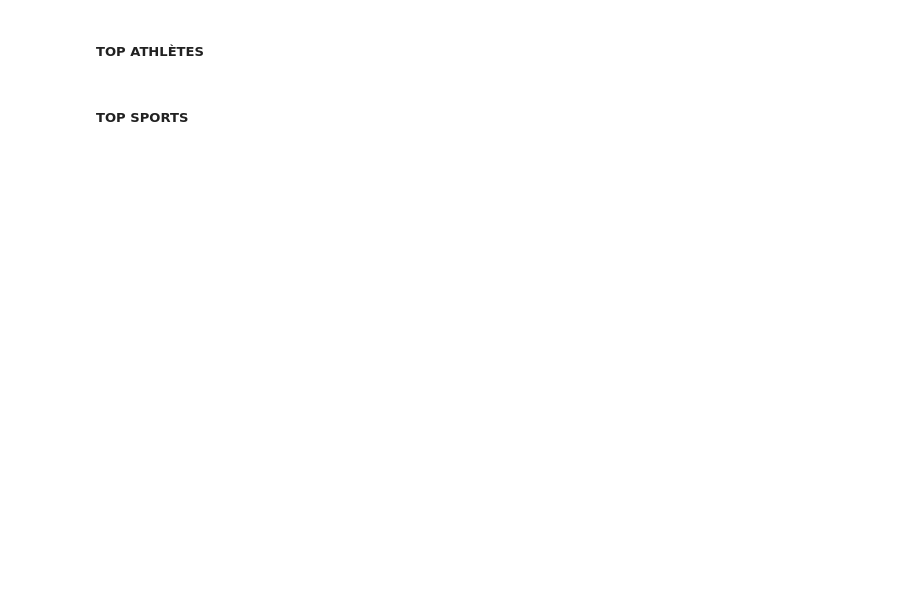
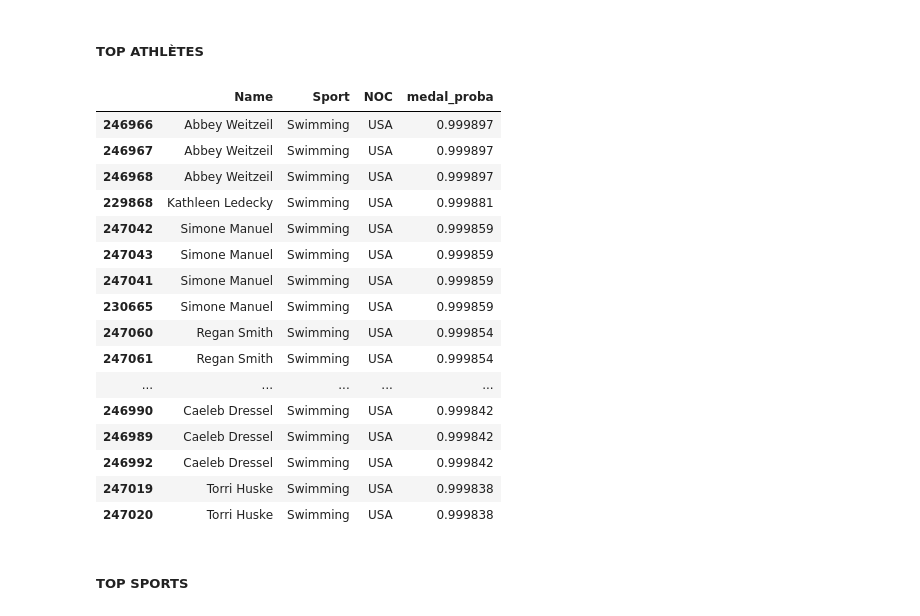
Before and after one commit to Mathmvl/jo-2028-storytelling, a Jupyter notebook: PORJET_FIL_ROUGE_MachineLearning_JO2028.ipynb, the cells around one changed output. Saved outputs shown, nothing was run; the diff lists cells and outputs as text; code cells hidden in the pictures; blank space fills up the shorter version.

```diff
--- a/PORJET_FIL_ROUGE_MachineLearning_JO2028.ipynb
+++ b/PORJET_FIL_ROUGE_MachineLearning_JO2028.ipynb
@@ -789,6 +789,8 @@ df["country_strength"] = df["nb_athlete_country"] * df["nb_sport_country"]
 ### **CONSTRUCTION DU MODÈLE DE MACHINE LEARNING**
 # %% [markdown]
 ##### Préparation des données
+# %%
+df["athlete_career_length"] = df.groupby("Name")["Year"].transform(lambda x: x.max() - x.min())
 # %%
 y = df["has_medal"]
 # %% [markdown]
@@ -800,6 +802,7 @@ features = [
     "nb_medal_athlete",
     "nb_team",
     "athlete_strength",
+    "athlete_career_length",
 
     # country
     "nb_athlete_country",
@@ -920,7 +947,31 @@ country_pred = (
 # %% [markdown]
 ##### TOP ATHLÈTES
 # %%
-top_athletes = df.sort_values("medal_proba", ascending=False).head(20)
+df_rank = df.copy()
+
+df_rank["medal_proba"] = model.predict_proba(X)[:,1]
+
+top_athletes = df_rank.sort_values("medal_proba", ascending=False)
+
+top_athletes[["Name", "Sport", "NOC", "medal_proba"]].head(20)
+# %% [output]
+|  | Name | Sport | NOC | medal_proba |
+| 246966 | Abbey Weitzeil | Swimming | USA | 0.999897 |
+| 246967 | Abbey Weitzeil | Swimming | USA | 0.999897 |
+| 246968 | Abbey Weitzeil | Swimming | USA | 0.999897 |
+| 229868 | Kathleen Ledecky | Swimming | USA | 0.999881 |
+| 247042 | Simone Manuel | Swimming | USA | 0.999859 |
+| 247043 | Simone Manuel | Swimming | USA | 0.999859 |
+| 247041 | Simone Manuel | Swimming | USA | 0.999859 |
+| 230665 | Simone Manuel | Swimming | USA | 0.999859 |
+| 247060 | Regan Smith | Swimming | USA | 0.999854 |
+| 247061 | Regan Smith | Swimming | USA | 0.999854 |
+| ... | ... | ... | ... | ... |
+| 246990 | Caeleb Dressel | Swimming | USA | 0.999842 |
+| 246989 | Caeleb Dressel | Swimming | USA | 0.999842 |
+| 246992 | Caeleb Dressel | Swimming | USA | 0.999842 |
+| 247019 | Torri Huske | Swimming | USA | 0.999838 |
+| 247020 | Torri Huske | Swimming | USA | 0.999838 |
 # %% [markdown]
 ##### TOP SPORTS
 # %%
```
Also changed, not shown: parts of 10 cells of this notebook.
